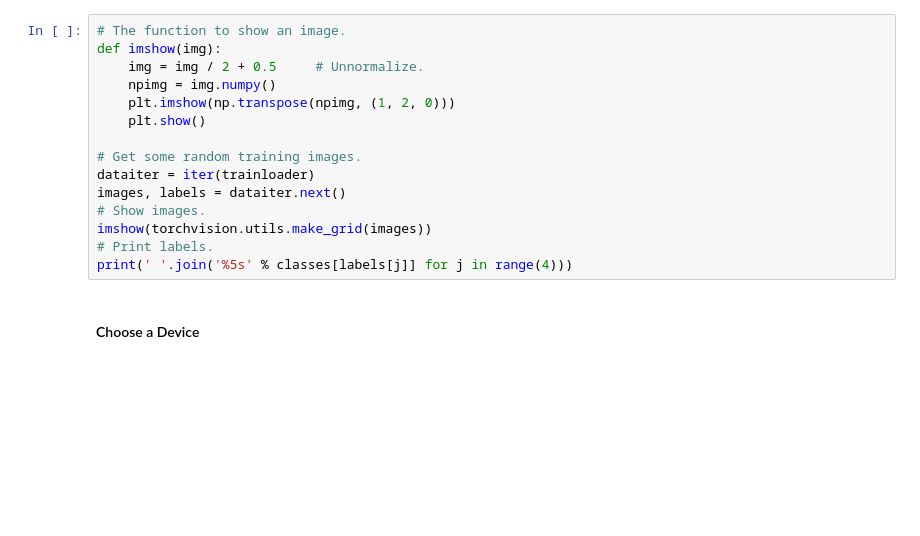
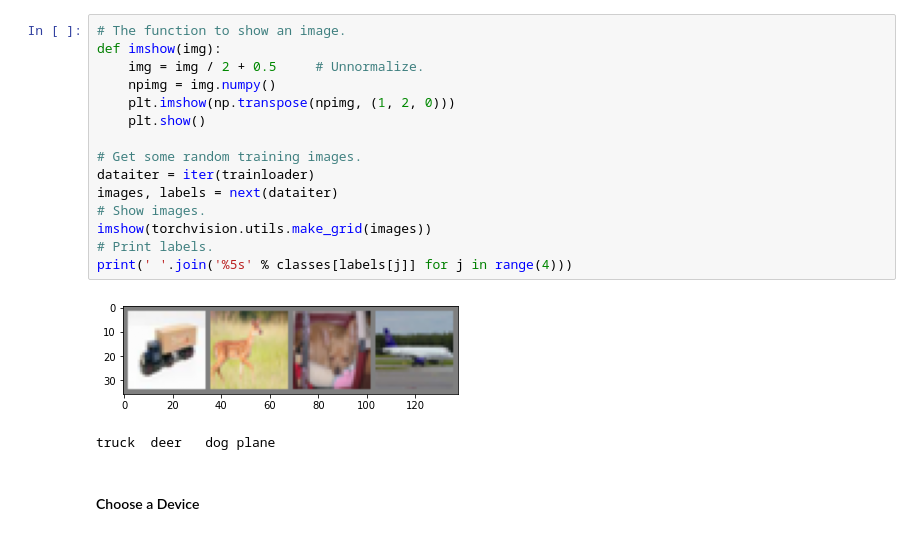
Before and after one commit to a1ho/cifar10-cnn, a Jupyter notebook: final_project.ipynb, the cells around one changed output. Drawn from its saved outputs; the diff is of its cells as text; blank space fills up the shorter version.

```diff
--- a/final_project.ipynb
+++ b/final_project.ipynb
@@ -30,18 +35,21 @@ classes = ('plane', 'car', 'bird', 'cat',
 # %%
 # The function to show an image.
 def imshow(img):
     img = img / 2 + 0.5     # Unnormalize.
     npimg = img.numpy()
     plt.imshow(np.transpose(npimg, (1, 2, 0)))
     plt.show()
 
 # Get some random training images.
 dataiter = iter(trainloader)
-images, labels = dataiter.next()
+images, labels = next(dataiter)
 # Show images.
 imshow(torchvision.utils.make_grid(images))
 # Print labels.
 print(' '.join('%5s' % classes[labels[j]] for j in range(4)))
+# %% [output]
+[figure, added]
+truck  deer   dog plane
 # %% [markdown]
 #### Choose a Device
 # %%
```
Also changed, not shown: parts of 37 cells of this notebook, 1 other file.
